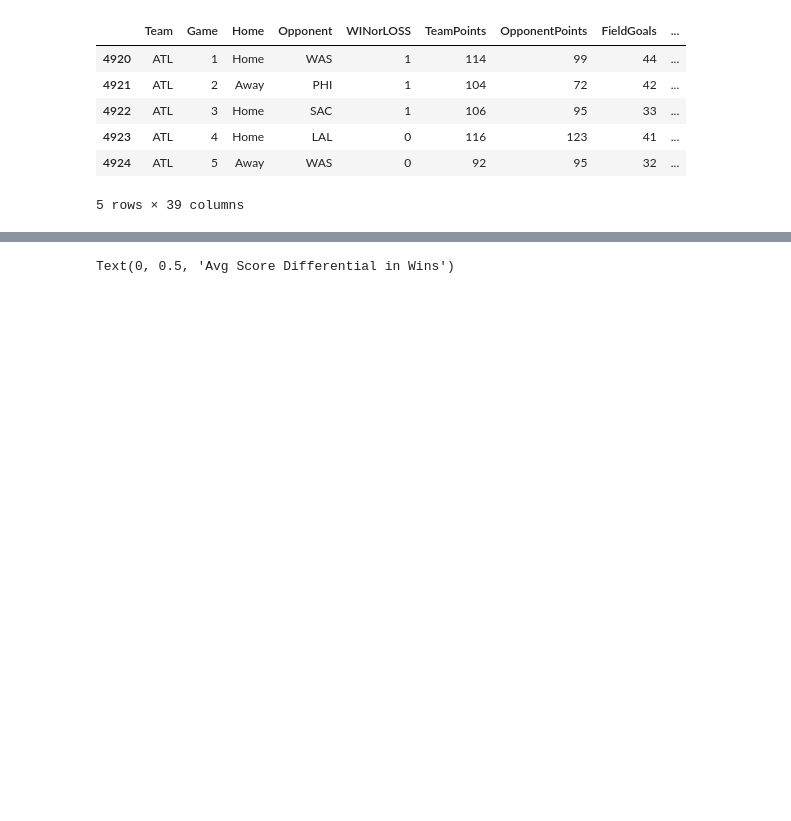
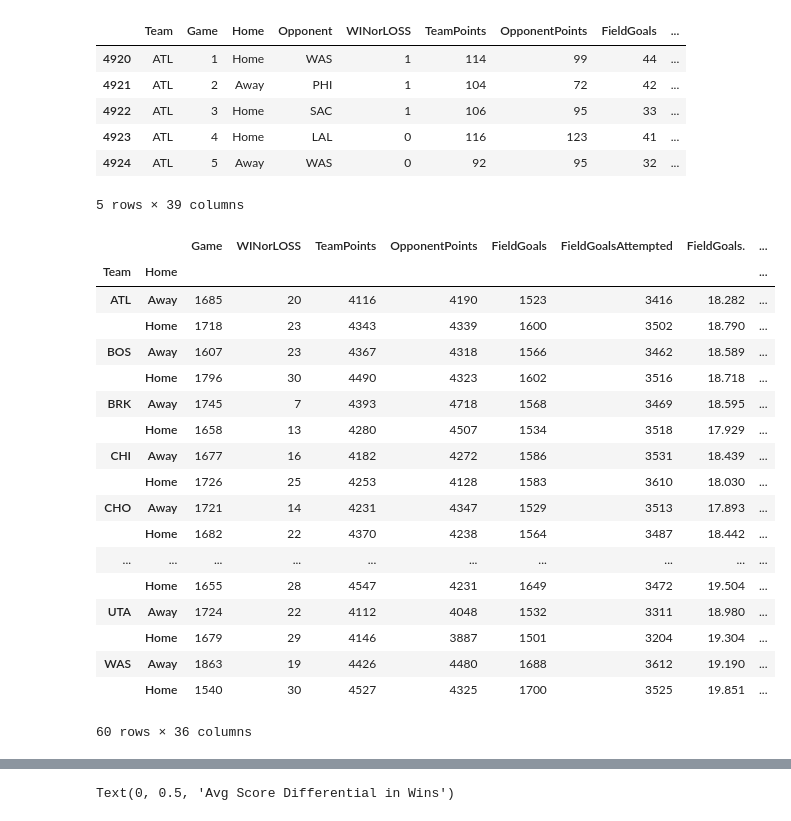
Before and after one commit to bsuwirjo/cogs108FinalProject, a Jupyter notebook: Basketball.ipynb, the cells around one changed output, grey strips where cells are left out. Cells and saved outputs as stored; diff of their text form; code cells hidden in the pictures; blank space fills up the shorter version.

```diff
--- a/Basketball.ipynb
+++ b/Basketball.ipynb
@@ -37,4 +37,26 @@ one_season.head()
 5 rows × 39 columns
 # %%
 teams_ha = one_season.groupby(['Team', 'Home']).sum()
+# %%
+teams_ha
+# %% [output]
+|  |  | Game | WINorLOSS | TeamPoints | OpponentPoints | FieldGoals | FieldGoalsAttempted | FieldGoals. | ... |
+| Team | Home |  |  |  |  |  |  |  | ... |
+| ATL | Away | 1685 | 20 | 4116 | 4190 | 1523 | 3416 | 18.282 | ... |
+|  | Home | 1718 | 23 | 4343 | 4339 | 1600 | 3502 | 18.790 | ... |
+| BOS | Away | 1607 | 23 | 4367 | 4318 | 1566 | 3462 | 18.589 | ... |
+|  | Home | 1796 | 30 | 4490 | 4323 | 1602 | 3516 | 18.718 | ... |
+| BRK | Away | 1745 | 7 | 4393 | 4718 | 1568 | 3469 | 18.595 | ... |
+|  | Home | 1658 | 13 | 4280 | 4507 | 1534 | 3518 | 17.929 | ... |
+| CHI | Away | 1677 | 16 | 4182 | 4272 | 1586 | 3531 | 18.439 | ... |
+|  | Home | 1726 | 25 | 4253 | 4128 | 1583 | 3610 | 18.030 | ... |
+| CHO | Away | 1721 | 14 | 4231 | 4347 | 1529 | 3513 | 17.893 | ... |
+|  | Home | 1682 | 22 | 4370 | 4238 | 1564 | 3487 | 18.442 | ... |
+| ... | ... | ... | ... | ... | ... | ... | ... | ... | ... |
+|  | Home | 1655 | 28 | 4547 | 4231 | 1649 | 3472 | 19.504 | ... |
+| UTA | Away | 1724 | 22 | 4112 | 4048 | 1532 | 3311 | 18.980 | ... |
+|  | Home | 1679 | 29 | 4146 | 3887 | 1501 | 3204 | 19.304 | ... |
+| WAS | Away | 1863 | 19 | 4426 | 4480 | 1688 | 3612 | 19.190 | ... |
+|  | Home | 1540 | 30 | 4527 | 4325 | 1700 | 3525 | 19.851 | ... |
+60 rows × 36 columns
 # %%
```
Also changed, not shown: parts of 3 cells of this notebook.
